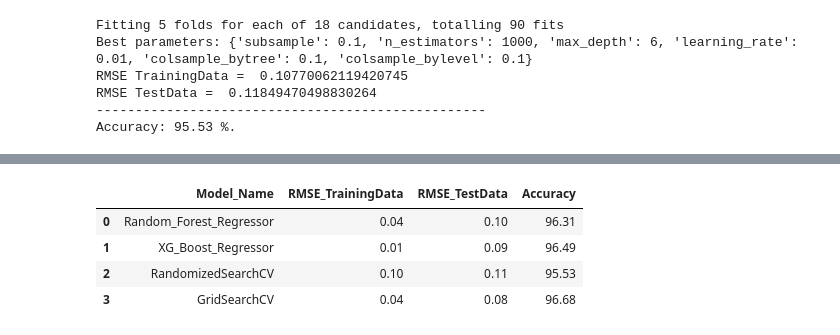
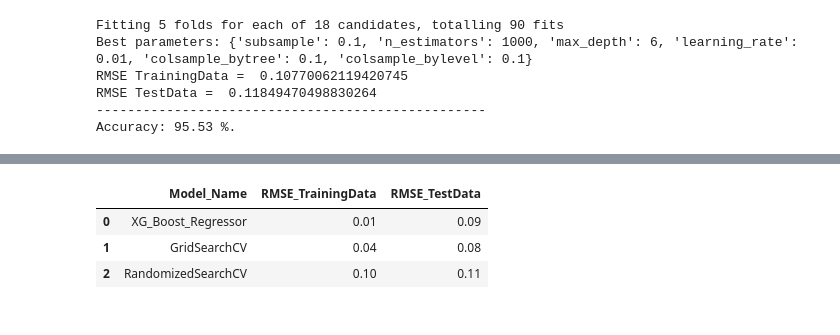
Before and after one commit to amirhajiabadi/Forecasting_IMDb_Score, a Jupyter notebook: Jupyter Notebook/Forecasting_IMDb_Score.ipynb, the cells around one changed output, grey strips where cells are left out. Drawn from its saved outputs; the diff is of its cells as text; code cells hidden in the pictures.

```diff
--- a/Jupyter Notebook/Forecasting_IMDb_Score.ipynb
+++ b/Jupyter Notebook/Forecasting_IMDb_Score.ipynb
@@ -839,14 +839,12 @@ Accuracy: 96.68 %.
 # %%
-best_models = {'Model_Name': ['Random_Forest_Regressor', 'XG_Boost_Regressor','RandomizedSearchCV','GridSearchCV'],
-               'RMSE_TrainingData':[0.04,0.01,0.10,0.04],
-               'RMSE_TestData':[0.10,0.09,0.11,0.08],
-               'Accuracy':[96.31,96.49,95.53,96.68],
+best_models = {'Model_Name': ['XG_Boost_Regressor','GridSearchCV','RandomizedSearchCV'],
+               'RMSE_TrainingData':[0.01,0.04,0.10],
+               'RMSE_TestData':[0.09,0.08,0.11]
               }
 df2 = pd.DataFrame(data=best_models)
 df2
 # %% [output]
-|  | Model_Name | RMSE_TrainingData | RMSE_TestData | Accuracy |
-| 0 | Random_Forest_Regressor | 0.04 | 0.10 | 96.31 |
-| 1 | XG_Boost_Regressor | 0.01 | 0.09 | 96.49 |
-| 2 | RandomizedSearchCV | 0.10 | 0.11 | 95.53 |
-| 3 | GridSearchCV | 0.04 | 0.08 | 96.68 |
+|  | Model_Name | RMSE_TrainingData | RMSE_TestData |
+| 0 | XG_Boost_Regressor | 0.01 | 0.09 |
+| 1 | GridSearchCV | 0.04 | 0.08 |
+| 2 | RandomizedSearchCV | 0.10 | 0.11 |
```
Also changed, not shown: parts of 5 cells of this notebook.
